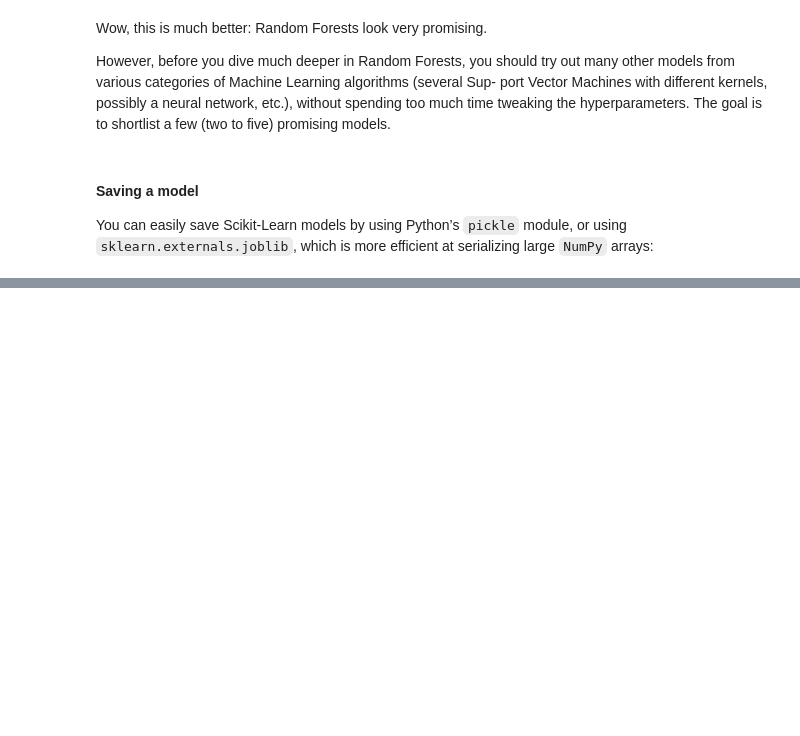
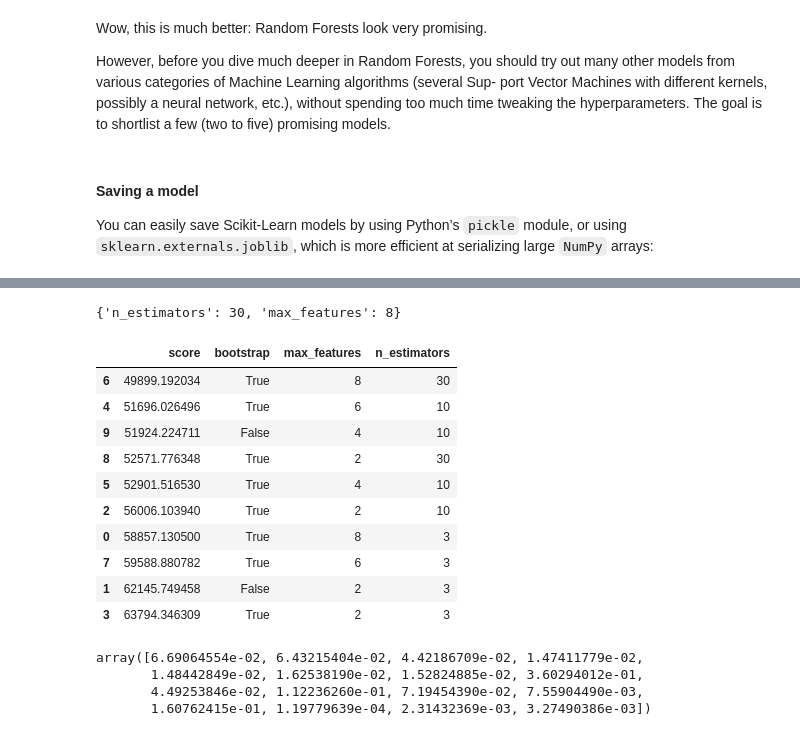
Before and after one commit to drnesr/Machine_Learning, a Jupyter notebook: Projects/Housing/Code/Housing.ipynb, the cells around one changed output, grey strips where cells are left out. Cells and saved outputs as stored; diff of their text form; code cells hidden in the pictures; blank space fills up the shorter version.

```diff
--- a/Projects/Housing/Code/Housing.ipynb
+++ b/Projects/Housing/Code/Housing.ipynb
@@ -793,0 +976,11 @@ import joblib
+# %%
+from sklearn.model_selection import RandomizedSearchCV
+
+rand_search = RandomizedSearchCV(forest_reg,
+                           param_grid,
+                           cv=5,
+                           scoring='neg_mean_squared_error',
+                           return_train_score=True,
+                           verbose=10)
+# %%
+rand_search.fit(housing_prepared, housing_labels)
@@ -793,0 +1046,37 @@ import joblib
+# %%
+rand_search.best_params_
+# %% [output]
+{'n_estimators': 30, 'max_features': 8}
+# %%
+cvres = rand_search.cv_results_
+results = []
+for mean_score, params in zip(cvres["mean_test_score"], cvres["params"]):
+    bootstrap = True
+    if 'bootstrap' in params.keys():
+        bootstrap = params['bootstrap']
+    results.append([
+        np.sqrt(-mean_score), bootstrap, params['max_features'], params['n_estimators']
+    ])
+results_df = pd.DataFrame(
+    results, columns=['score', 'bootstrap', 'max_features', 'n_estimators'])
+results_df.sort_values(by='score')
+# %% [output]
+|  | score | bootstrap | max_features | n_estimators |
+| 6 | 49899.192034 | True | 8 | 30 |
+| 4 | 51696.026496 | True | 6 | 10 |
+| 9 | 51924.224711 | False | 4 | 10 |
+| 8 | 52571.776348 | True | 2 | 30 |
+| 5 | 52901.516530 | True | 4 | 10 |
+| 2 | 56006.103940 | True | 2 | 10 |
+| 0 | 58857.130500 | True | 8 | 3 |
+| 7 | 59588.880782 | True | 6 | 3 |
+| 1 | 62145.749458 | False | 2 | 3 |
+| 3 | 63794.346309 | True | 2 | 3 |
+# %%
+feature_importances = grid_search.best_estimator_.feature_importances_
+feature_importances
+# %% [output]
+array([6.69064554e-02, 6.43215404e-02, 4.42186709e-02, 1.47411779e-02,
+       1.48442849e-02, 1.62538190e-02, 1.52824885e-02, 3.60294012e-01,
+       4.49253846e-02, 1.12236260e-01, 7.19454390e-02, 7.55904490e-03,
+       1.60762415e-01, 1.19779639e-04, 2.31432369e-03, 3.27490386e-03])
```
Also changed, not shown: parts of 21 cells of this notebook.
